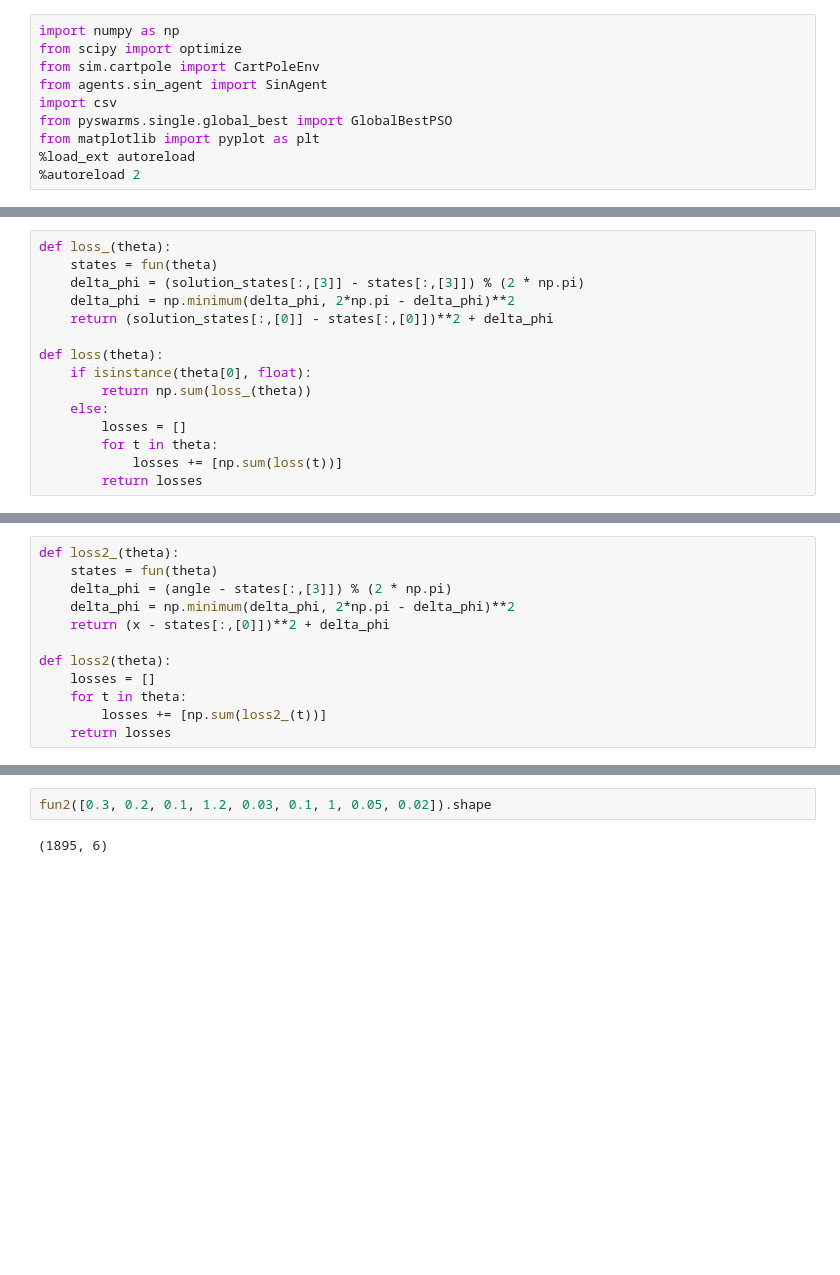
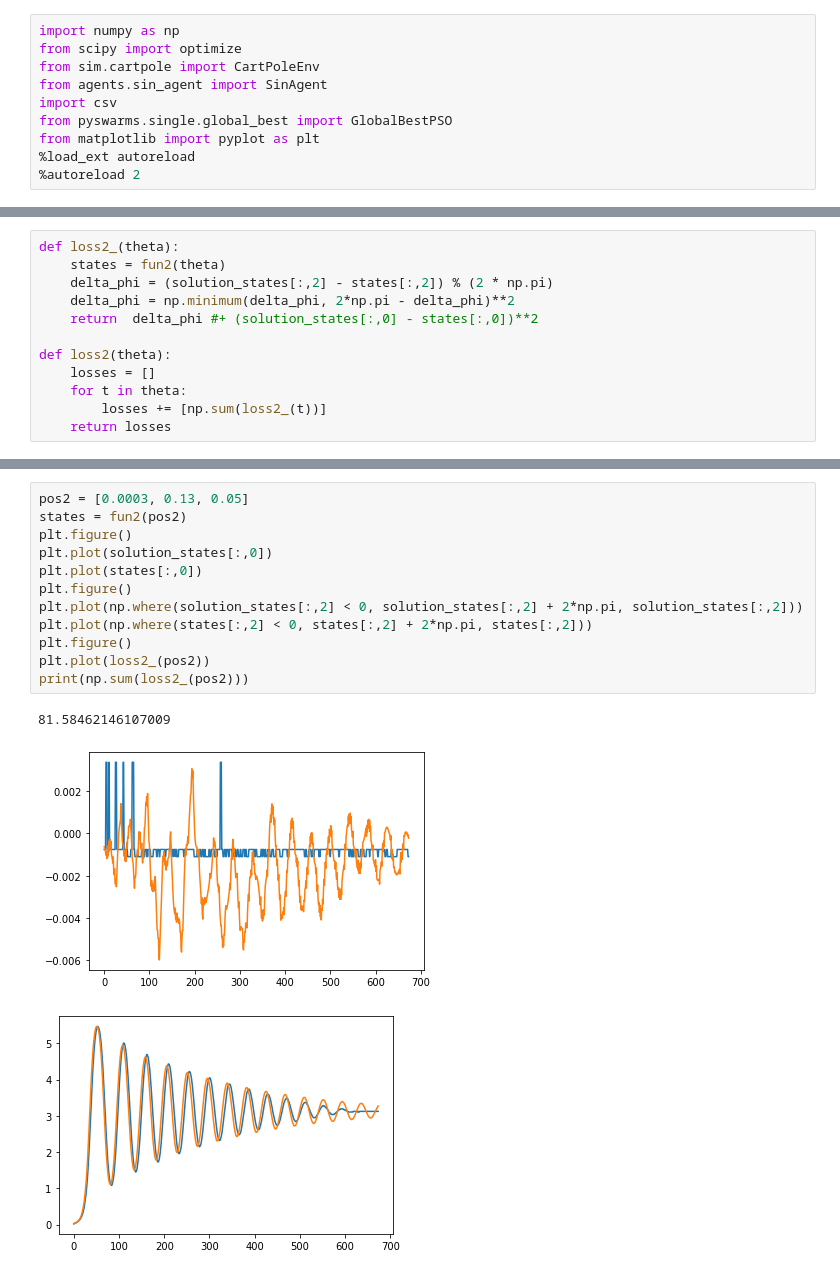
Before and after one commit to bastitx/cartpole_rl, a Jupyter notebook: param_fit.ipynb, the cells around one changed output, grey strips where cells are left out. Drawn from its saved outputs; the diff is of its cells as text; blank space fills up the shorter version.

```diff
--- a/param_fit.ipynb
+++ b/param_fit.ipynb
@@ -39,15 +42,12 @@ plt.plot(solution_states[:,3])
 # %%
-def loss_(theta):
-    states = fun(theta)
-    delta_phi = (solution_states[:,[3]] - states[:,[3]]) % (2 * np.pi)
+def loss2_(theta):
+    states = fun2(theta)
+    delta_phi = (solution_states[:,2] - states[:,2]) % (2 * np.pi)
     delta_phi = np.minimum(delta_phi, 2*np.pi - delta_phi)**2
-    return (solution_states[:,[0]] - states[:,[0]])**2 + delta_phi
+    return  delta_phi #+ (solution_states[:,0] - states[:,0])**2
 
-def loss(theta):
-    if isinstance(theta[0], float):
-        return np.sum(loss_(theta))
-    else:
-        losses = []
-        for t in theta:
-            losses += [np.sum(loss(t))]
-        return losses
+def loss2(theta):
+    losses = []
+    for t in theta:
+        losses += [np.sum(loss2_(t))]
+    return losses
@@ -157,12 +62,0 @@ def fun2(theta, render=False):
-# %%
-def loss2_(theta):
-    states = fun(theta)
-    delta_phi = (angle - states[:,[3]]) % (2 * np.pi)
-    delta_phi = np.minimum(delta_phi, 2*np.pi - delta_phi)**2
-    return (x - states[:,[0]])**2 + delta_phi
-
-def loss2(theta):
-    losses = []
-    for t in theta:
-        losses += [np.sum(loss2_(t))]
-    return losses
@@ -208,4 +63,16 @@ plt.plot(loss_(pos))
-# %%
-fun2([0.3, 0.2, 0.1, 1.2, 0.03, 0.1, 1, 0.05, 0.02]).shape
-# %% [output]
-(1895, 6)
+# %%
+pos2 = [0.0003, 0.13, 0.05]
+states = fun2(pos2)
+plt.figure()
+plt.plot(solution_states[:,0])
+plt.plot(states[:,0])
+plt.figure()
+plt.plot(np.where(solution_states[:,2] < 0, solution_states[:,2] + 2*np.pi, solution_states[:,2]))
+plt.plot(np.where(states[:,2] < 0, states[:,2] + 2*np.pi, states[:,2]))
+plt.figure()
+plt.plot(loss2_(pos2))
+print(np.sum(loss2_(pos2)))
+# %% [output]
+81.58462146107009
+[figure, added]
+[figure, added]
```
Also changed, not shown: parts of 15 cells of this notebook, 3 other files.
